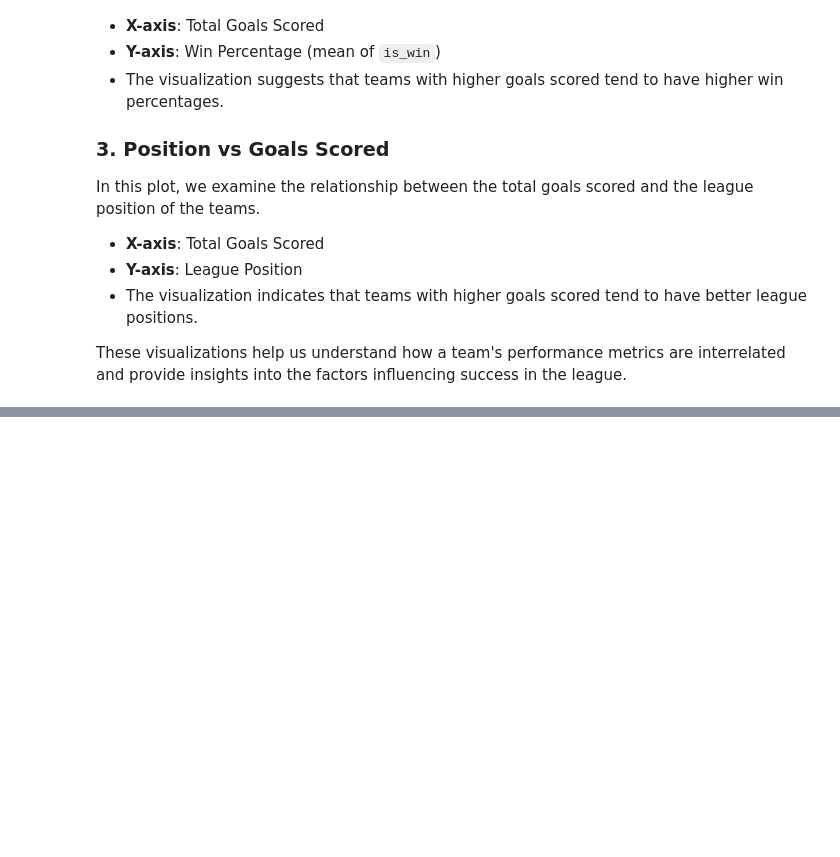
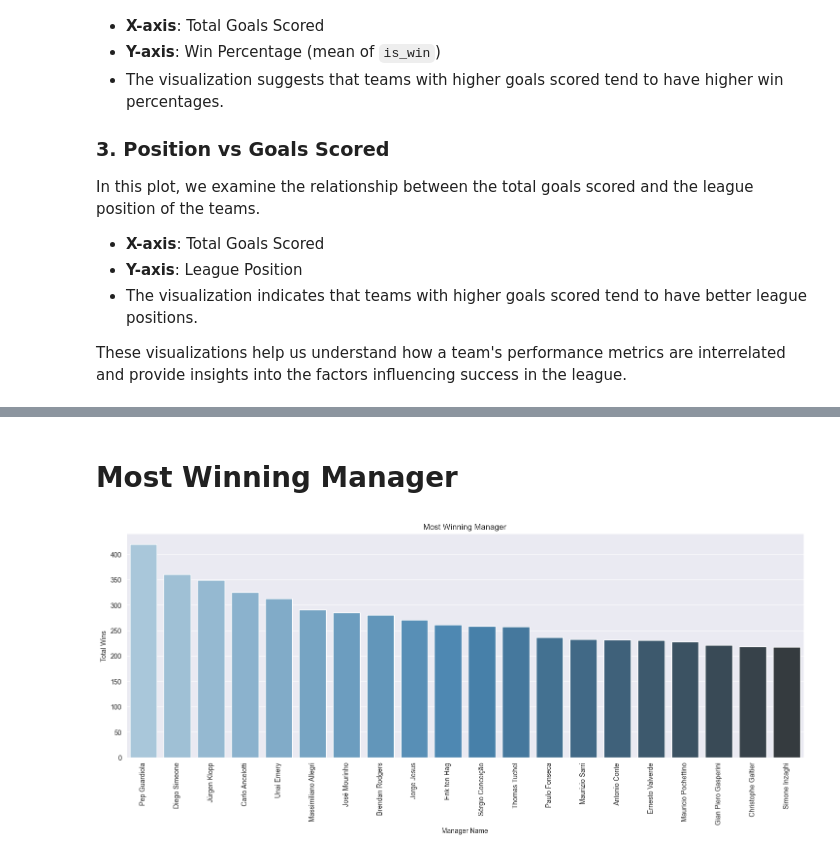
Before and after one commit to B-u-b-y/Jupiter-Notebooks, a Jupyter notebook: notebooks/club_games.ipynb, the cells around one changed output, grey strips where cells are left out. Saved outputs shown, nothing was run; the diff lists cells and outputs as text; code cells hidden in the pictures; blank space fills up the shorter version.

```diff
--- a/notebooks/club_games.ipynb
+++ b/notebooks/club_games.ipynb
@@ -176,0 +231,26 @@ These visualizations help us understand how a team's performance metrics are int
+# %% [markdown]
+# Most Winning Manager
+# %%
+df_filtered = df[df['own_manager_name'] != 'unknown']
+
+manager_wins = df_filtered.groupby('own_manager_name').agg(
+    total_wins=('is_win', 'sum'),
+    games_played=('game_id', 'count')  # To calculate the win rate
+)
+
+#Calculatin win rate
+manager_wins['win_rate'] = manager_wins['total_wins'] / manager_wins['games_played']
+
+# Sort managers by win rate or total wins
+top_manager = manager_wins.sort_values(by='total_wins', ascending=False).head(20)
+
+#Plot the most successful manager
+plt.figure(figsize=(18, 6))
+sns.barplot(x=top_manager.index, y=top_manager['total_wins'], hue=top_manager.index, palette='Blues_d', legend=False)
+plt.title(f"Most Winning Manager")
+plt.xlabel('Manager Name')
+plt.ylabel('Total Wins')
+plt.xticks(rotation=90)
+plt.show()
+# %% [output]
+[figure, added]
```
Also changed, not shown: parts of 9 cells of this notebook, 1 other file.
